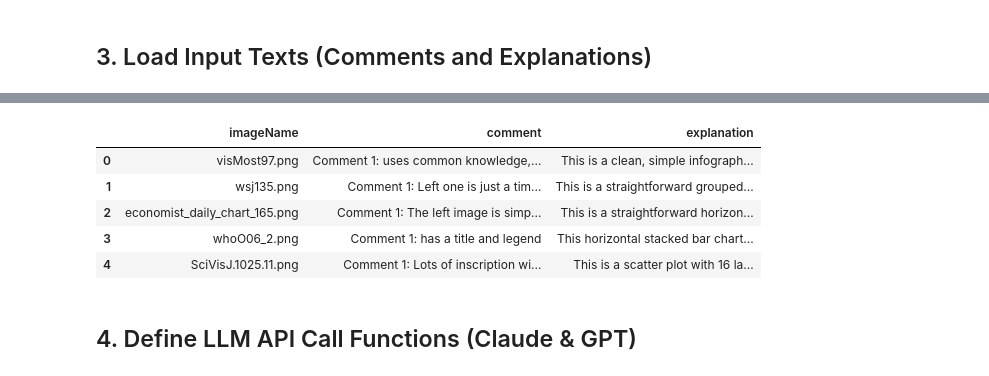
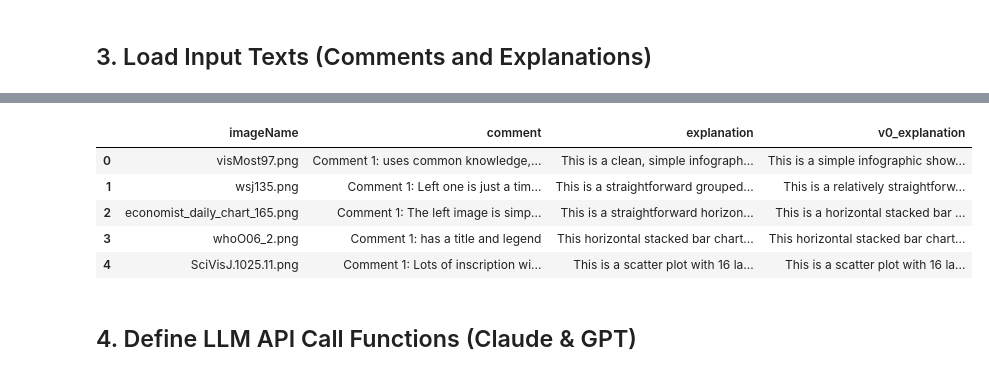
Before and after one commit to mling216/comment-post-processing, a Jupyter notebook: Claude_vc_prediction/Mirage_Score_Analysis.ipynb, the cells around one changed output, grey strips where cells are left out. Cells and saved outputs as stored; diff of their text form; code cells hidden in the pictures.

```diff
--- a/Claude_vc_prediction/Mirage_Score_Analysis.ipynb
+++ b/Claude_vc_prediction/Mirage_Score_Analysis.ipynb
@@ -116,7 +134,7 @@ Reference set: 66 images
 # %% [markdown]
 ## 3. Load Input Texts (Comments and Explanations)
 # %%
-# ── User comments ─────────────────────────────────────────────────────────
+# -- User comments -----------------------------------------------------------
 df_raw_comments = pd.read_csv(COMMENTS_CSV)
 
 # Work only with the 66 reference images to avoid noise from the full 520-row dataset
@@ -138,22 +156,29 @@ for name, grp in df_ref_comments.groupby('imageName'):
             comment_map[name] = f'Description: {"; ".join(fallback)}'
             print(f'  Fallback used for {name}: {comment_map[name]}')
 
-# ── Prior LLM explanations ─────────────────────────────────────────────────
+# -- Prior LLM explanations -------------------------------------------------
 df_expl = pd.read_csv(IMG_EXPL_CSV)
 explanation_map = dict(zip(df_expl['filename'], df_expl['explanation']))
 
-# ── Build aligned text DataFrame for the 66-image reference set ───────────
+# -- V0 pure-zero-shot LLM explanations -------------------------------------
+df_expl_v0 = pd.read_csv(IMG_EXPL_V0_CSV)
+v0_explanation_map = dict(zip(df_expl_v0['filename'], df_expl_v0['explanation']))
+
+# -- Build aligned text DataFrame for the 66-image reference set -------------
 df_texts = pd.DataFrame({
-    'imageName':   image_names,
-    'comment':     [comment_map.get(n, '') for n in image_names],
-    'explanation': [explanation_map.get(n, '') for n in image_names],
+    'imageName':      image_names,
+    'comment':        [comment_map.get(n, '') for n in image_names],
+    'explanation':    [explanation_map.get(n, '') for n in image_names],
+    'v0_explanation': [v0_explanation_map.get(n, '') for n in image_names],
 })
 
-missing_comments     = df_texts['comment'].str.strip().eq('').sum()
-missing_explanations = df_texts['explanation'].str.strip().eq('').sum()
+missing_comments      = df_texts['comment'].str.strip().eq('').sum()
+missing_explanations  = df_texts['explanation'].str.strip().eq('').sum()
+missing_v0_explanations = df_texts['v0_explanation'].str.strip().eq('').sum()
 print(f'Images: {len(df_texts)}')
-print(f'Missing comments:     {missing_comments}')
-print(f'Missing explanations: {missing_explanations}')
+print(f'Missing comments:       {missing_comments}')
+print(f'Missing explanations:   {missing_explanations}')
+print(f'Missing V0 explanations: {missing_v0_explanations}')
 df_texts.head()
 # %% [output]
   Fallback used for SciVisJ.822.18.png: Description: Comprehensibility; Readability
@@ -163,9 +189,9 @@ Missing explanations: 0
-|  | imageName | comment | explanation |
-| 0 | visMost97.png | Comment 1: uses common knowledge,... | This is a clean, simple infograph... |
-| 1 | wsj135.png | Comment 1: Left one is just a tim... | This is a straightforward grouped... |
-| 2 | economist_daily_chart_165.png | Comment 1: The left image is simp... | This is a straightforward horizon... |
-| 3 | whoO06_2.png | Comment 1: has a title and legend | This horizontal stacked bar chart... |
-| 4 | SciVisJ.1025.11.png | Comment 1: Lots of inscription wi... | This is a scatter plot with 16 la... |
+|  | imageName | comment | explanation | v0_explanation |
+| 0 | visMost97.png | Comment 1: uses common knowledge,... | This is a clean, simple infograph... | This is a simple infographic show... |
+| 1 | wsj135.png | Comment 1: Left one is just a tim... | This is a straightforward grouped... | This is a relatively straightforw... |
+| 2 | economist_daily_chart_165.png | Comment 1: The left image is simp... | This is a straightforward horizon... | This is a horizontal stacked bar ... |
+| 3 | whoO06_2.png | Comment 1: has a title and legend | This horizontal stacked bar chart... | This horizontal stacked bar chart... |
+| 4 | SciVisJ.1025.11.png | Comment 1: Lots of inscription wi... | This is a scatter plot with 16 la... | This is a scatter plot with 16 la... |
 # %% [markdown]
 ## 4. Define LLM API Call Functions (Claude & GPT)
 # %%
```
Also changed, not shown: parts of 20 cells of this notebook, 2 other files.
